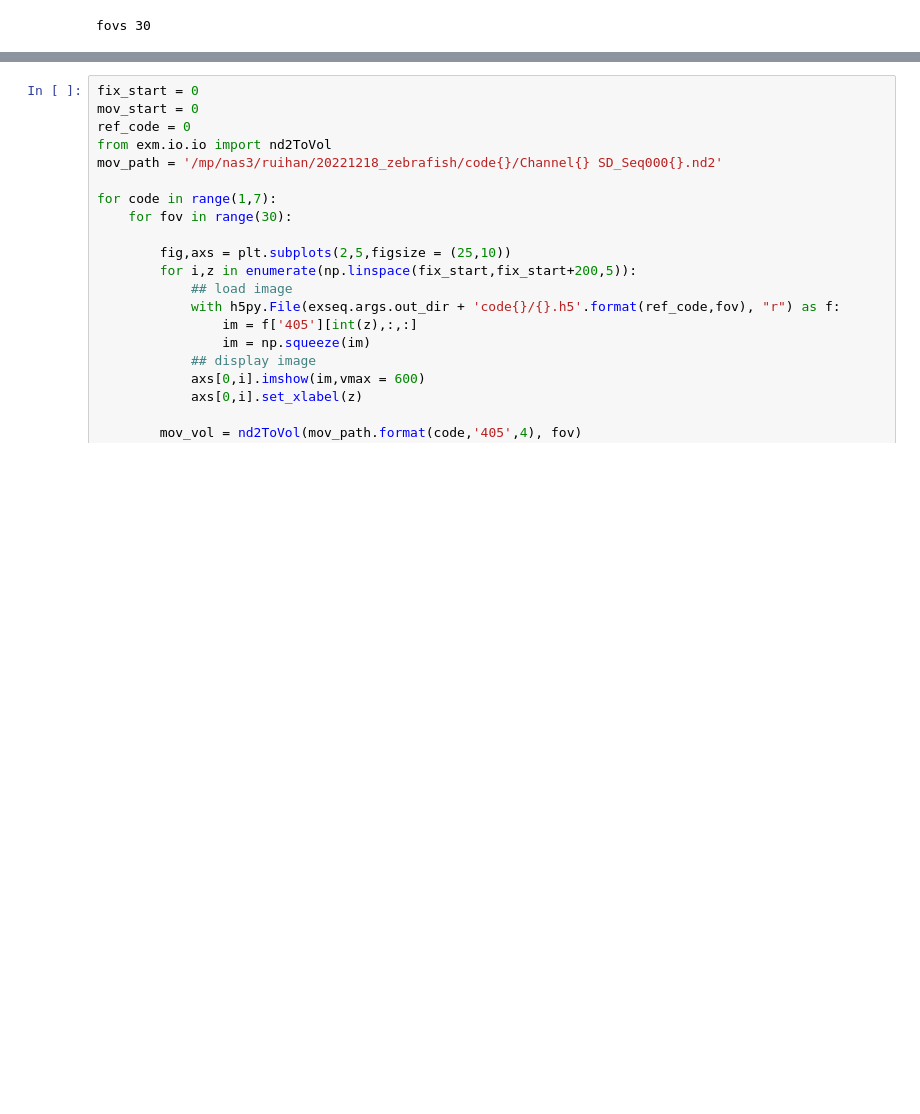
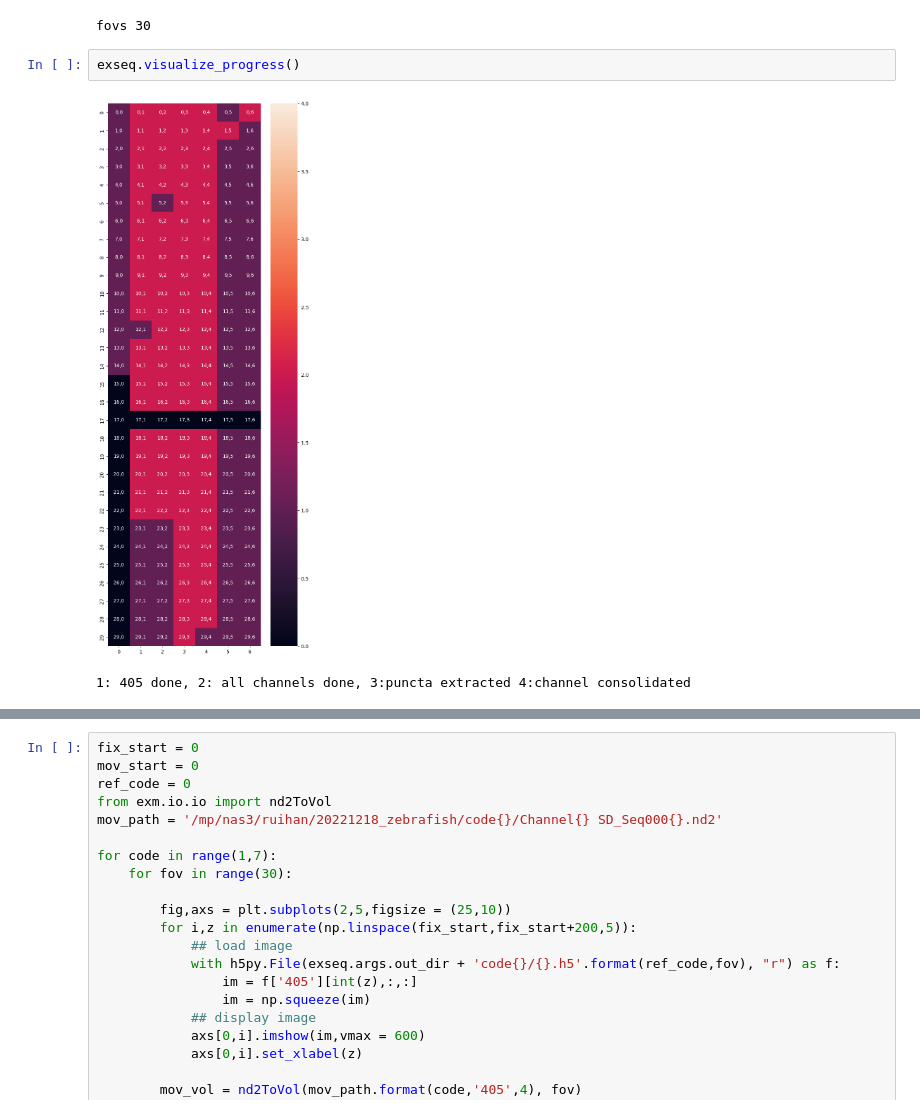
Before and after one commit to RuihanZhang2015/ExM-Toolbox-Ruihan, a Jupyter notebook: ruihan_january/progress.ipynb, the cells around one changed output, grey strips where cells are left out. Drawn from its saved outputs; the diff is of its cells as text; blank space fills up the shorter version.

```diff
--- a/ruihan_january/progress.ipynb
+++ b/ruihan_january/progress.ipynb
@@ -17,6 +17,11 @@ import numpy as np
 import h5py
 # %% [output]
 fovs 30
+# %%
+exseq.visualize_progress()
+# %% [output]
+[figure, added]
+1: 405 done, 2: all channels done, 3:puncta extracted 4:channel consolidated
 # %%
 import SimpleITK as sitk
 import matplotlib.pyplot as plt
```
Also changed, not shown: parts of 7 cells of this notebook, 6 other files.
